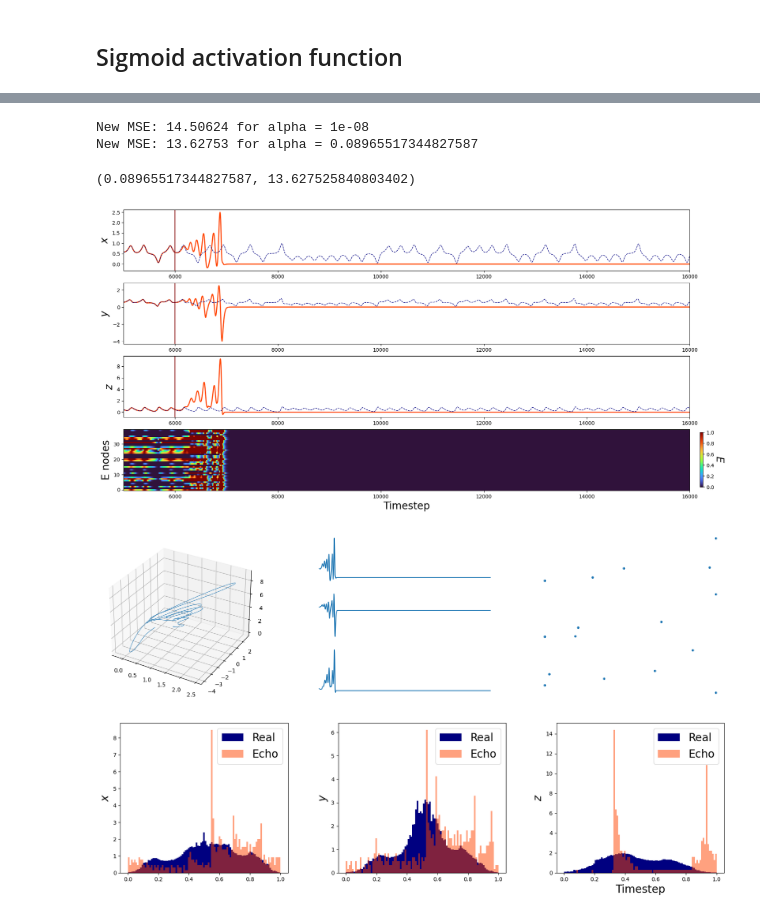
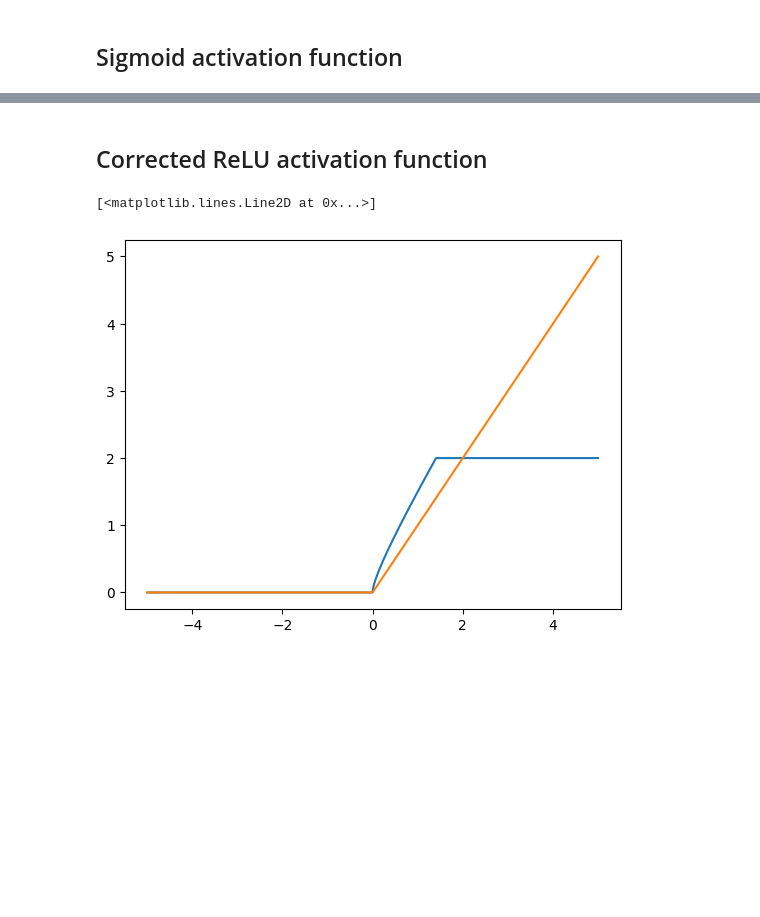
Before and after one commit to giorgionicoletti/ReservoirComputingNonlinear, a Jupyter notebook: notebooks/CompareNonlinearities.ipynb, the cells around one changed output, grey strips where cells are left out. Cells and saved outputs as stored; diff of their text form; code cells hidden in the pictures; blank space fills up the shorter version.

Commit message:
Added ReLU with poly correction

```diff
--- a/notebooks/CompareNonlinearities.ipynb
+++ b/notebooks/CompareNonlinearities.ipynb
@@ -150,27 +161,9 @@ initTraining = 100
-# %%
-idx_start = 5000
-idx_echo = 1000
-nLoops = 10000
-
-net.fit_alpha(xyz, initTraining, idx_start, idx_echo, nLoops,
-              alpha_min = 1e-8, alpha_max = 1e-1, NAlpha = 30)
-# %% [output]
-New MSE: 14.50624 for alpha = 1e-08
-New MSE: 13.62753 for alpha = 0.08965517344827587
-# %%
-net.alpha, net.MSE_echo
-# %% [output]
-(0.08965517344827587, 13.627525840803402)
-# %%
-E_echo, I_echo, output_echo = net.echo_state(xyz, nLoops, idx_start = idx_start,
-                                             idx_echo = idx_echo, plot = True)
-# %% [output]
-[figure, removed]
-# %%
-net.plot_attractor(output_echo[idx_echo:])
-# %% [output]
-[figure, removed]
-# %%
-_ = net.compare_results(xyz, output_echo[idx_echo:], NBins = 100)
-# %% [output]
-[figure, removed]
+# %% [markdown]
+## Corrected ReLU activation function
+# %%
+xx = np.linspace(-5,5,1000)
+plt.plot(xx, utils.ReLU_Poly(xx, eps = 0.5, sat = 2, exp = 0.5))
+plt.plot(xx, utils.ReLU(xx))
+# %% [output]
+[<matplotlib.lines.Line2D at 0x...>]
+[figure, added]
```
Also changed, not shown: parts of 7 cells of this notebook.
